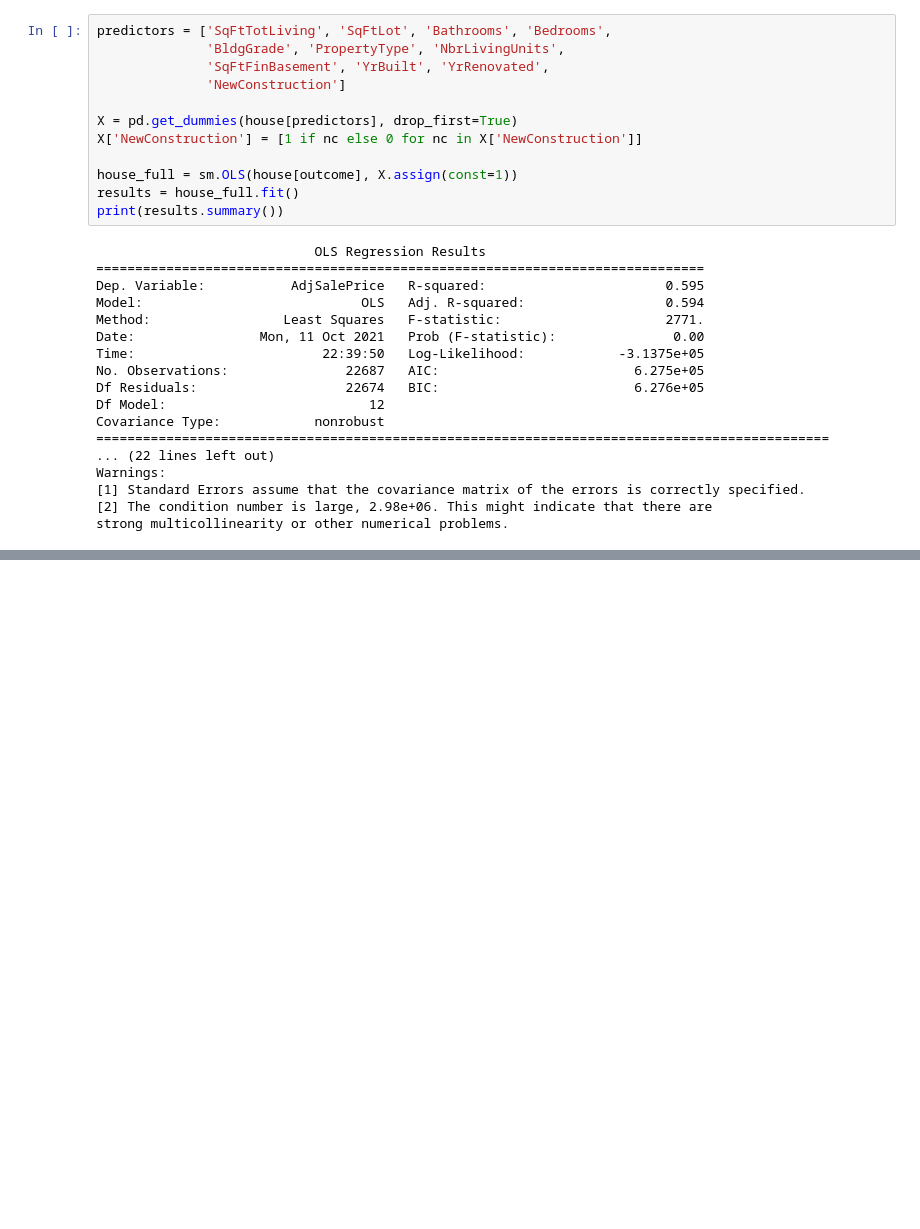
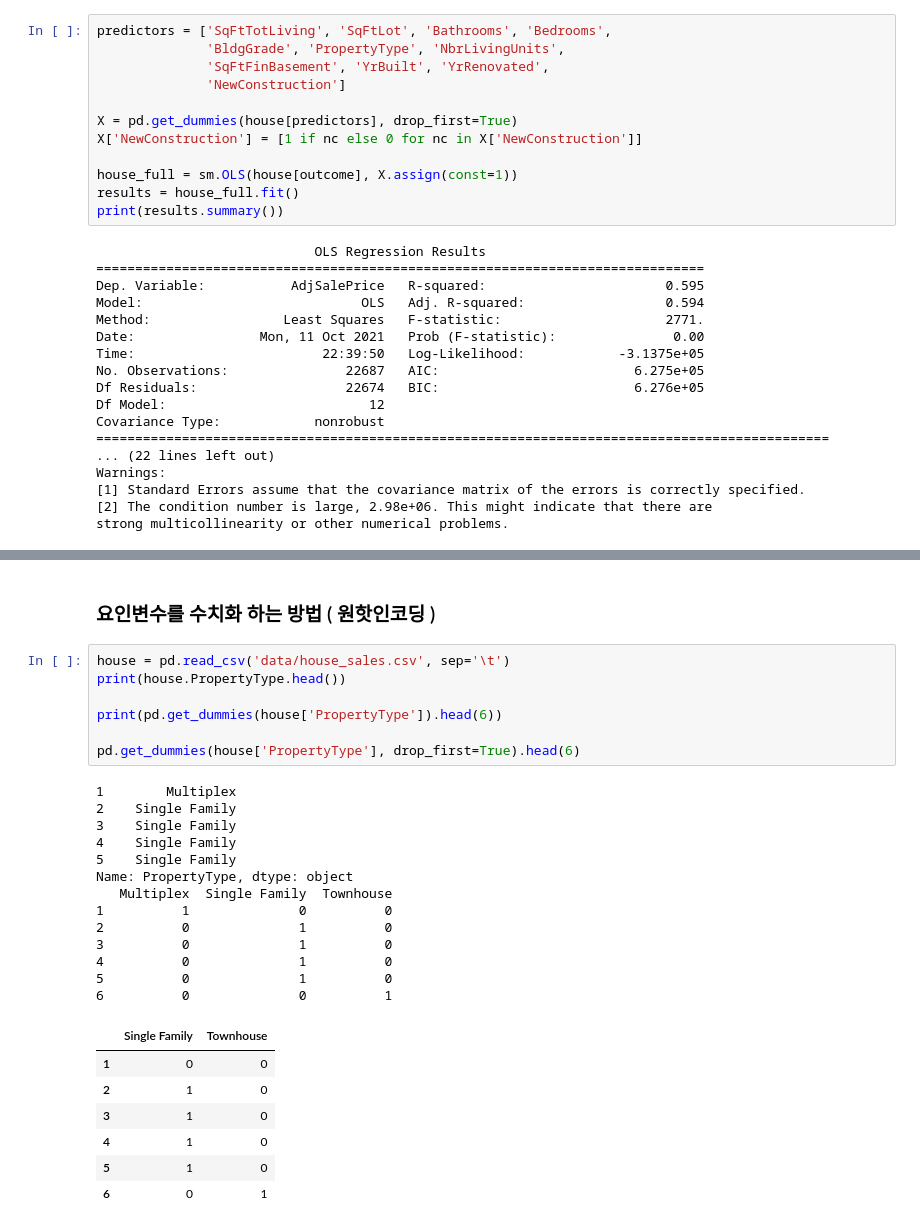
Before and after one commit to for-Statistics/Basic_statistic, a Jupyter notebook: 이화정/Chapter_04_code.ipynb, the cells around one changed output, grey strips where cells are left out. Saved outputs shown, nothing was run; the diff lists cells and outputs as text; blank space fills up the shorter version.

```diff
--- a/이화정/Chapter_04_code.ipynb
+++ b/이화정/Chapter_04_code.ipynb
@@ -220,0 +300,30 @@ strong multicollinearity or other numerical problems.
+# %% [markdown]
+### 요인변수를 수치화 하는 방법 ( 원핫인코딩 )
+# %%
+house = pd.read_csv('data/house_sales.csv', sep='\t')
+print(house.PropertyType.head())
+
+print(pd.get_dummies(house['PropertyType']).head(6))
+
+pd.get_dummies(house['PropertyType'], drop_first=True).head(6)
+# %% [output]
+1        Multiplex
+2    Single Family
+3    Single Family
+4    Single Family
+5    Single Family
+Name: PropertyType, dtype: object
+   Multiplex  Single Family  Townhouse
+1          1              0          0
+2          0              1          0
+3          0              1          0
+4          0              1          0
+5          0              1          0
+6          0              0          1
+|  | Single Family | Townhouse |
+| 1 | 0 | 0 |
+| 2 | 1 | 0 |
+| 3 | 1 | 0 |
+| 4 | 1 | 0 |
+| 5 | 1 | 0 |
+| 6 | 0 | 1 |
```
Also changed, not shown: parts of 13 cells of this notebook.
